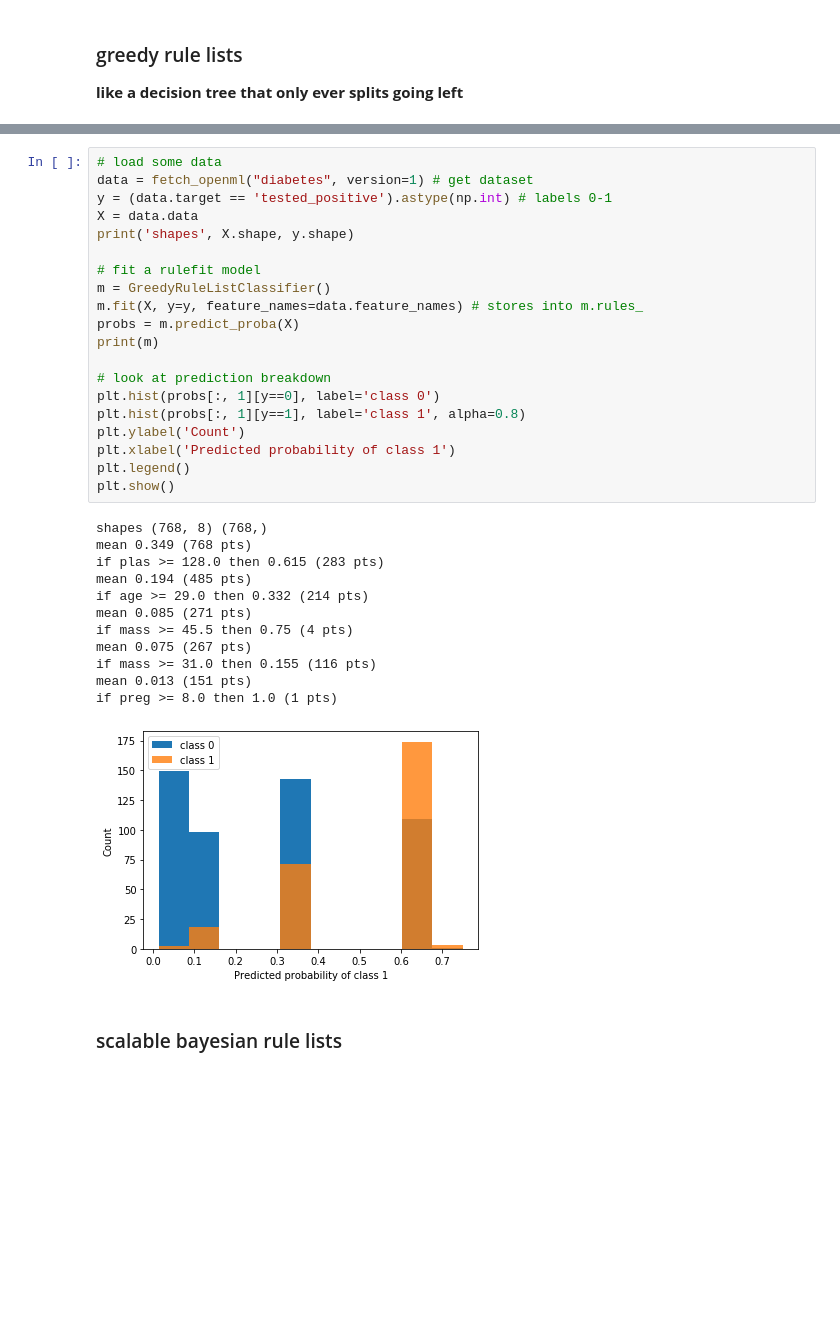
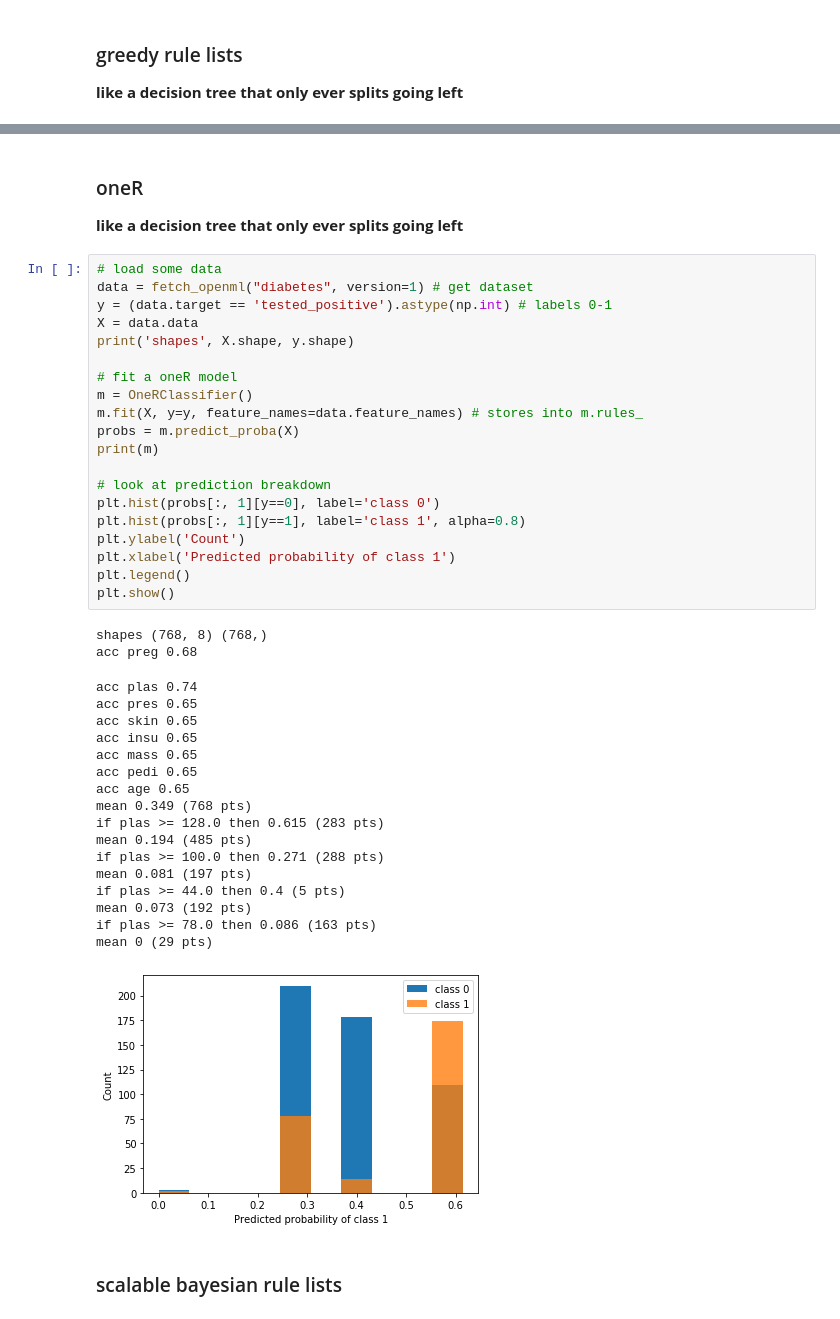
Before and after one commit to csinva/imodels, a Jupyter notebook: notebooks/1_model_based.ipynb, the cells around one changed output, grey strips where cells are left out. Cells and saved outputs as stored; diff of their text form; blank space fills up the shorter version.

```diff
--- a/notebooks/1_model_based.ipynb
+++ b/notebooks/1_model_based.ipynb
@@ -64,36 +103,46 @@ rules[['rule', 'coef', 'support']].head().style.background_gradient(cmap='viridi
+# %% [markdown]
+### oneR
+**like a decision tree that only ever splits going left**
 # %%
 # load some data
 data = fetch_openml("diabetes", version=1) # get dataset
 y = (data.target == 'tested_positive').astype(np.int) # labels 0-1
 X = data.data
 print('shapes', X.shape, y.shape)
 
-# fit a rulefit model
-m = GreedyRuleListClassifier()
+# fit a oneR model
+m = OneRClassifier()
 m.fit(X, y=y, feature_names=data.feature_names) # stores into m.rules_
 probs = m.predict_proba(X)
 print(m)
 
 # look at prediction breakdown
 plt.hist(probs[:, 1][y==0], label='class 0')
 plt.hist(probs[:, 1][y==1], label='class 1', alpha=0.8)
 plt.ylabel('Count')
 plt.xlabel('Predicted probability of class 1')
 plt.legend()
 plt.show()
 # %% [output]
 shapes (768, 8) (768,)
-mean 0.349 (768 pts)
-if plas >= 128.0 then 0.615 (283 pts)
-mean 0.194 (485 pts)
-if age >= 29.0 then 0.332 (214 pts)
-mean 0.085 (271 pts)
-if mass >= 45.5 then 0.75 (4 pts)
-mean 0.075 (267 pts)
-if mass >= 31.0 then 0.155 (116 pts)
-mean 0.013 (151 pts)
-if preg >= 8.0 then 1.0 (1 pts)
+acc preg 0.68
+acc plas 0.74
+acc pres 0.65
+acc skin 0.65
+acc insu 0.65
+acc mass 0.65
+acc pedi 0.65
+acc age 0.65
+mean 0.349 (768 pts)
+if plas >= 128.0 then 0.615 (283 pts)
+mean 0.194 (485 pts)
+if plas >= 100.0 then 0.271 (288 pts)
+mean 0.081 (197 pts)
+if plas >= 44.0 then 0.4 (5 pts)
+mean 0.073 (192 pts)
+if plas >= 78.0 then 0.086 (163 pts)
+mean 0 (29 pts)
-[figure, old version]
+[figure, new version]
 # %% [markdown]
 ### scalable bayesian rule lists
 # %%
```
Also changed, not shown: parts of 7 cells of this notebook, 15 other files.
